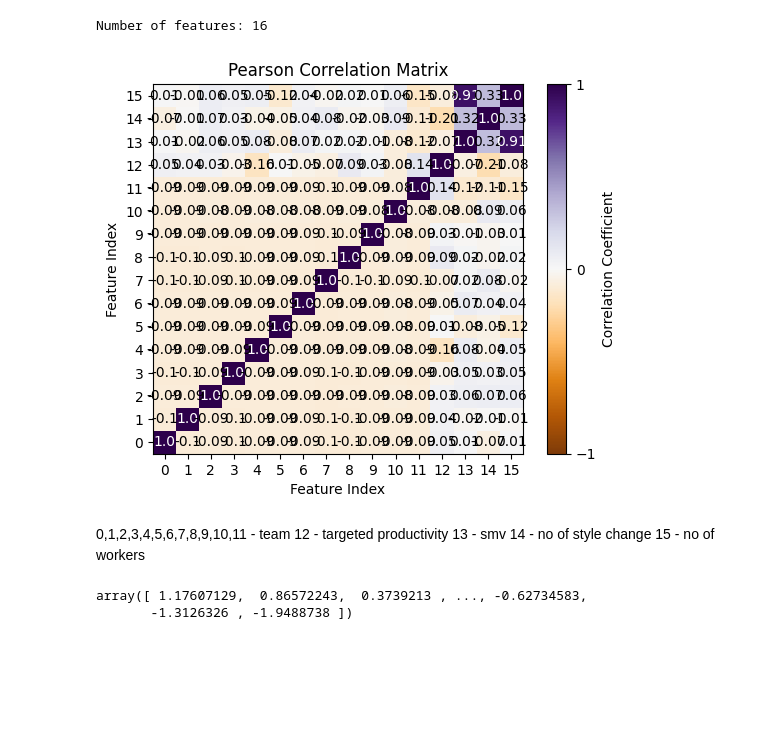
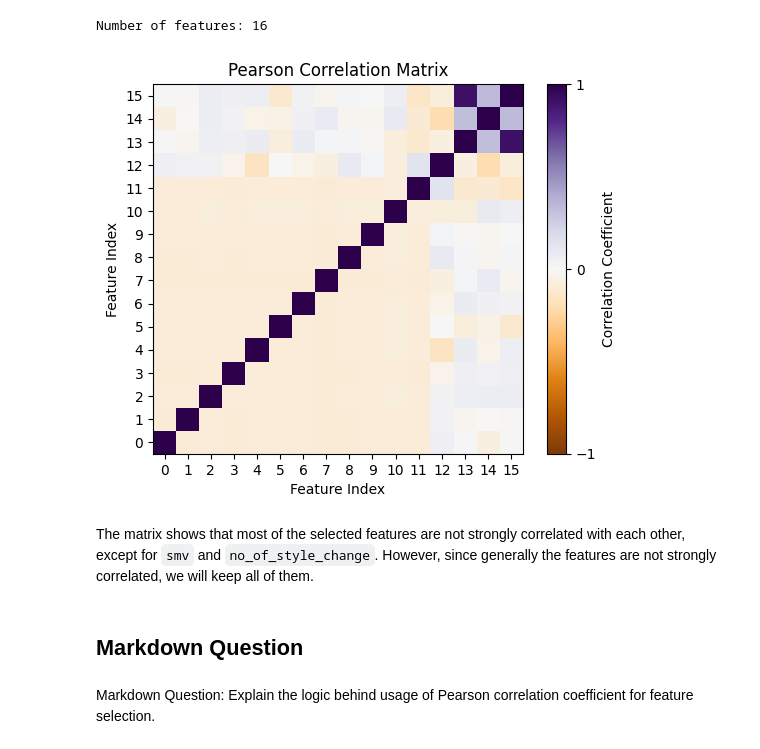
Before and after one commit to camwhite18/ml-classification-regression, a Jupyter notebook: task3_1.ipynb, the cells around one changed output. Cells and saved outputs as stored; diff of their text form; code cells hidden in the pictures; blank space fills up the shorter version.

Commit message:
Completed markdown question and finished task 1

```diff
--- a/task3_1.ipynb
+++ b/task3_1.ipynb
@@ -257,19 +257,8 @@ gwp_values = gwp_values[mask]
 #### Encode Categorical Features
 # %% [markdown]
 First let's convert the `date` feature into several numerical features: `year`, `month` and `day`
-# %%
-import datetime
-# Convert the `date` feature into the datetime64 data type in the numpy array
-for i in range(gwp_categorical_filled.shape[0]):
-    gwp_categorical_filled[i, 0] = np.datetime64(datetime.datetime.strptime(gwp_categorical_filled[i, 0], '%m/%d/%Y'))
-
-year = gwp_categorical_filled[:, 0].astype('datetime64[Y]').astype(int) + 1970
-month = (gwp_categorical_filled[:, 0].astype('datetime64[M]').astype(int) % 12) + 1
-day = (gwp_categorical_filled[:, 0].astype('datetime64[D]') -
-       gwp_categorical_filled[:, 0].astype('datetime64[M]')).astype(int) + 1
-
-# Create a new numpy array with the encoded date features
-gwp_categorical_date_encoded = np.column_stack((year, month, day, gwp_categorical_filled[:, 1:]))
+# %%
+gwp_categorical_date_encoded = convert_date_to_cols(gwp_categorical_filled, 0)
 # %% [markdown]
 We can use one-hot encoding to encode the `quarter`, `department` and `day` features
 # %%
@@ -278,8 +267,7 @@ gwp_categorical_ohc = gwp_categorical_date_encoded[:, :3].copy()
 
 for i in range(3, 6):
     ohc = OneHotEncoder(categories='auto', dtype=float, sparse_output=False)
-    ohc.fit(gwp_categorical_date_encoded[:, [i]])
-    new_col = ohc.transform(gwp_categorical_date_encoded[:, [i]])
+    new_col = ohc.fit_transform(gwp_categorical_date_encoded[:, [i]])
     gwp_categorical_ohc = np.hstack((gwp_categorical_ohc, new_col))
 # %% [markdown]
 #### Numerical Values
@@ -366,7 +354,7 @@ gwp_values_standardised = scaler.fit_transform(gwp_values.reshape(-1, 1)).flatte
 For performing feature selection on this dataset, we will use the Pearson correlation coefficient as the target variable is continuous. A threshold of 0.1 will be used as a guideline to select the features, along with knowledge gained through looking at the definition of each feature.
 # %%
 select_k_best = SelectKBest(r_regression)
-_ = select_k_best.fit_transform(gwp_features_standardised, gwp_values_standardised)
+select_k_best.fit(gwp_features_standardised, gwp_values_standardised)
 # %%
 # plot the scores on a line graph
 plt.figure(figsize=(10, 5))
@@ -396,17 +384,12 @@ print(f'Number of features: {gwp_features_selected.shape[1]}')
 # %% [output]
 Number of features: 16
 # %%
-pearson_correlation_matrix(gwp_features_selected)
+pearson_correlation_matrix(gwp_features_selected, show_coef=False)
 # %% [output]
-[figure, old version]
+[figure, new version]
-# %% [markdown]
-0,1,2,3,4,5,6,7,8,9,10,11 - team
-12 - targeted productivity
-13 - smv
-14 - no of style change
-15 - no of workers
-# %%
-gwp_values_standardised
-# %% [output]
-array([ 1.17607129,  0.86572243,  0.3739213 , ..., -0.62734583,
-       -1.3126326 , -1.9488738 ])
+# %% [markdown]
+The matrix shows that most of the selected features are not strongly correlated with each other, except for `smv` and `no_of_style_change`. However, since generally the features are not strongly correlated, we will keep all of them.
+# %% [markdown]
+## Markdown Question
+# %% [markdown]
+Markdown Question: Explain the logic behind usage of Pearson correlation coefficient for feature selection.
```
Also changed, not shown: parts of 3 cells of this notebook, 1 other file.
